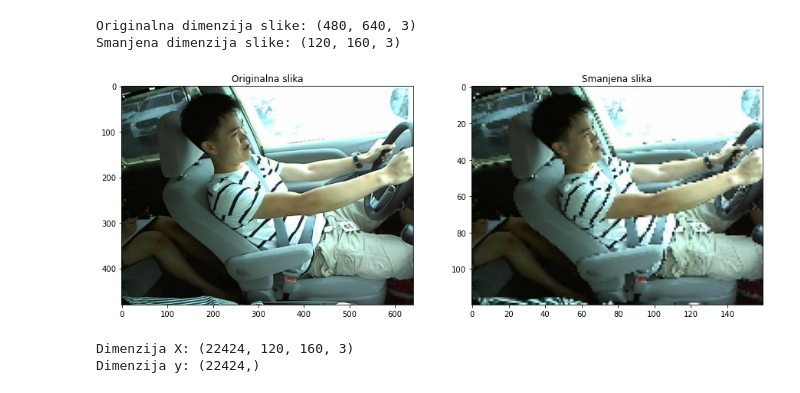
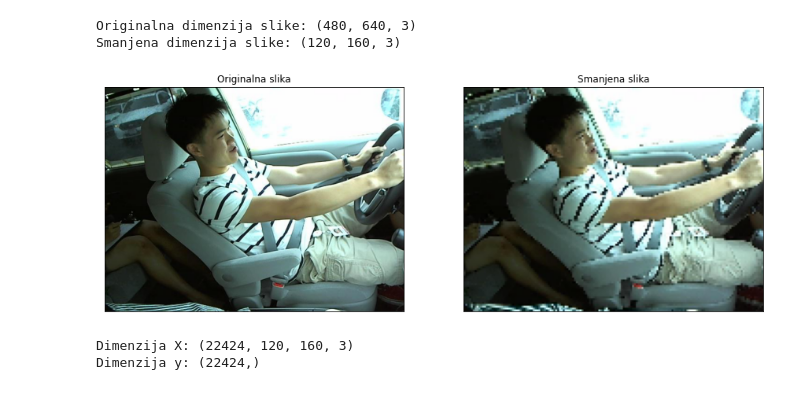
Before and after one commit to AlexandraDotlic/ML-DistractedDriverDetection, a Jupyter notebook: Distracted driver detection.ipynb, the cells around one changed output. Cells and saved outputs as stored; diff of their text form; code cells hidden in the pictures.

```diff
--- a/Distracted driver detection.ipynb
+++ b/Distracted driver detection.ipynb
@@ -106,13 +108,17 @@ Originalna dimenzija slike: (480, 640, 3)
 Smanjena dimenzija slike: (120, 160, 3)
 # %%
 fig, ax = plt.subplots(nrows=1, ncols=2, figsize=(15, 7))
+ax[0].xaxis.set_visible(False)
+ax[0].yaxis.set_visible(False)
+ax[1].xaxis.set_visible(False)
+ax[1].yaxis.set_visible(False)
 ax[0].imshow(example_img[:,:,::-1])
 ax[0].title.set_text('Originalna slika')
 ax[1].imshow(example_img_resized[:,:,::-1])
 ax[1].title.set_text('Smanjena slika')
 plt.show()
 # %% [output]
-[figure, old version]
+[figure, new version]
 # %%
 # Funkcija zadužena za normalizaciju i promenu dimenzije slike
 def normalize_and_resize(image):
```
Also changed, not shown: parts of 1 cell of this notebook.
